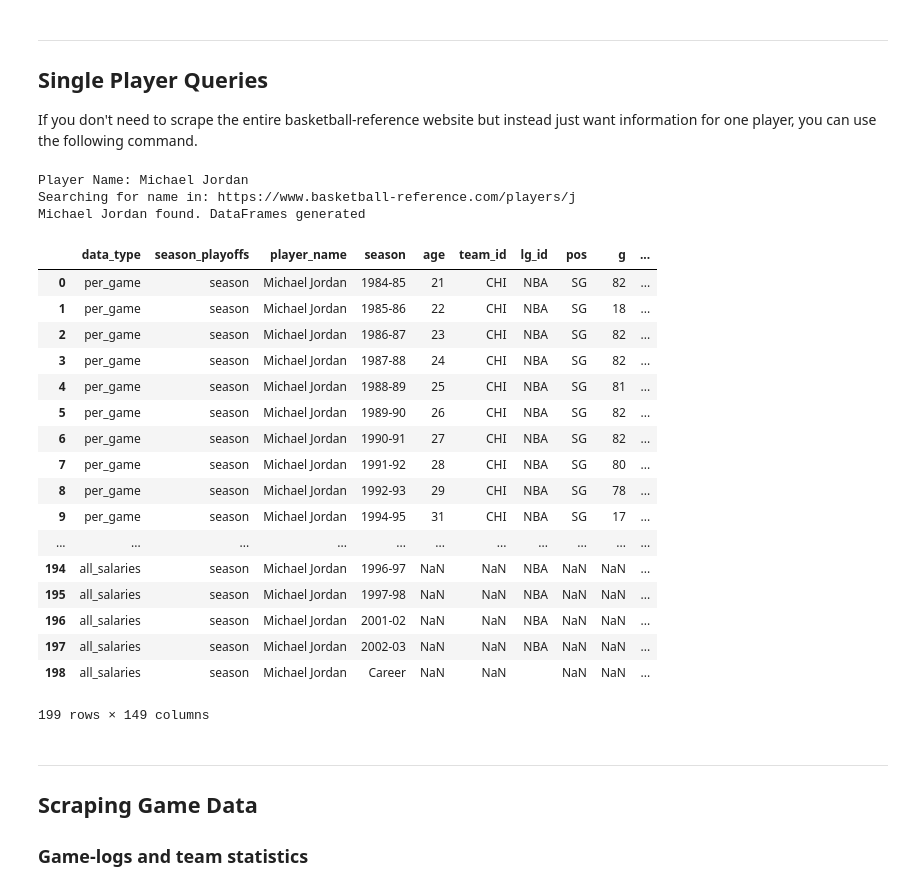
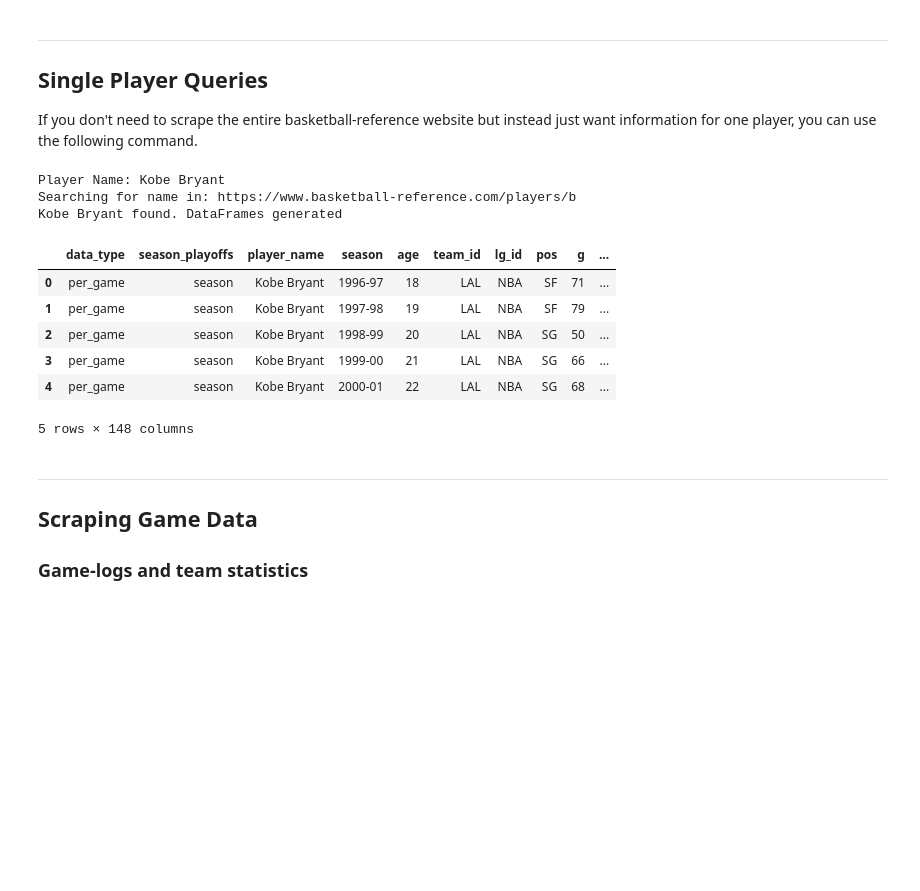
Before and after one commit to rahim-hashim/NBA-Prediction-Algorithms, a Jupyter notebook: basketball-reference-scraper.ipynb, the cells around one changed output. Saved outputs shown, nothing was run; the diff lists cells and outputs as text; code cells hidden in the pictures; blank space fills up the shorter version.

```diff
--- a/basketball-reference-scraper.ipynb
+++ b/basketball-reference-scraper.ipynb
@@ -180,34 +180,22 @@ df_players_data[(df_players_data['season'] == '2020-21') &
 
 If you don't need to scrape the entire basketball-reference website but instead just want information for one player, you can use the following command.
 # %%
-from player_info_scraper import player_info_scraper
 from player_scraper import single_player_scraper
 
 pd.set_option('display.max_rows', None)
 single_player_info, single_player_df = single_player_scraper()
-single_player_df
+single_player_df.head(5)
 # %% [output]
-Player Name: Michael Jordan
-Searching for name in: https://www.basketball-reference.com/players/j
-Michael Jordan found. DataFrames generated
+Player Name: Kobe Bryant
+Searching for name in: https://www.basketball-reference.com/players/b
+Kobe Bryant found. DataFrames generated
 |  | data_type | season_playoffs | player_name | season | age | team_id | lg_id | pos | g | ... |
-| 0 | per_game | season | Michael Jordan | 1984-85 | 21 | CHI | NBA | SG | 82 | ... |
-| 1 | per_game | season | Michael Jordan | 1985-86 | 22 | CHI | NBA | SG | 18 | ... |
-| 2 | per_game | season | Michael Jordan | 1986-87 | 23 | CHI | NBA | SG | 82 | ... |
-| 3 | per_game | season | Michael Jordan | 1987-88 | 24 | CHI | NBA | SG | 82 | ... |
-| 4 | per_game | season | Michael Jordan | 1988-89 | 25 | CHI | NBA | SG | 81 | ... |
-| 5 | per_game | season | Michael Jordan | 1989-90 | 26 | CHI | NBA | SG | 82 | ... |
-| 6 | per_game | season | Michael Jordan | 1990-91 | 27 | CHI | NBA | SG | 82 | ... |
-| 7 | per_game | season | Michael Jordan | 1991-92 | 28 | CHI | NBA | SG | 80 | ... |
-| 8 | per_game | season | Michael Jordan | 1992-93 | 29 | CHI | NBA | SG | 78 | ... |
-| 9 | per_game | season | Michael Jordan | 1994-95 | 31 | CHI | NBA | SG | 17 | ... |
-| ... | ... | ... | ... | ... | ... | ... | ... | ... | ... | ... |
-| 194 | all_salaries | season | Michael Jordan | 1996-97 | NaN | NaN | NBA | NaN | NaN | ... |
-| 195 | all_salaries | season | Michael Jordan | 1997-98 | NaN | NaN | NBA | NaN | NaN | ... |
-| 196 | all_salaries | season | Michael Jordan | 2001-02 | NaN | NaN | NBA | NaN | NaN | ... |
-| 197 | all_salaries | season | Michael Jordan | 2002-03 | NaN | NaN | NBA | NaN | NaN | ... |
-| 198 | all_salaries | season | Michael Jordan | Career | NaN | NaN |  | NaN | NaN | ... |
+| 0 | per_game | season | Kobe Bryant | 1996-97 | 18 | LAL | NBA | SF | 71 | ... |
+| 1 | per_game | season | Kobe Bryant | 1997-98 | 19 | LAL | NBA | SF | 79 | ... |
+| 2 | per_game | season | Kobe Bryant | 1998-99 | 20 | LAL | NBA | SG | 50 | ... |
+| 3 | per_game | season | Kobe Bryant | 1999-00 | 21 | LAL | NBA | SG | 66 | ... |
+| 4 | per_game | season | Kobe Bryant | 2000-01 | 22 | LAL | NBA | SG | 68 | ... |
-199 rows × 149 columns
+5 rows × 148 columns
 # %% [markdown]
 ***
 ## Scraping Game Data
```
Also changed, not shown: 4 other files.
